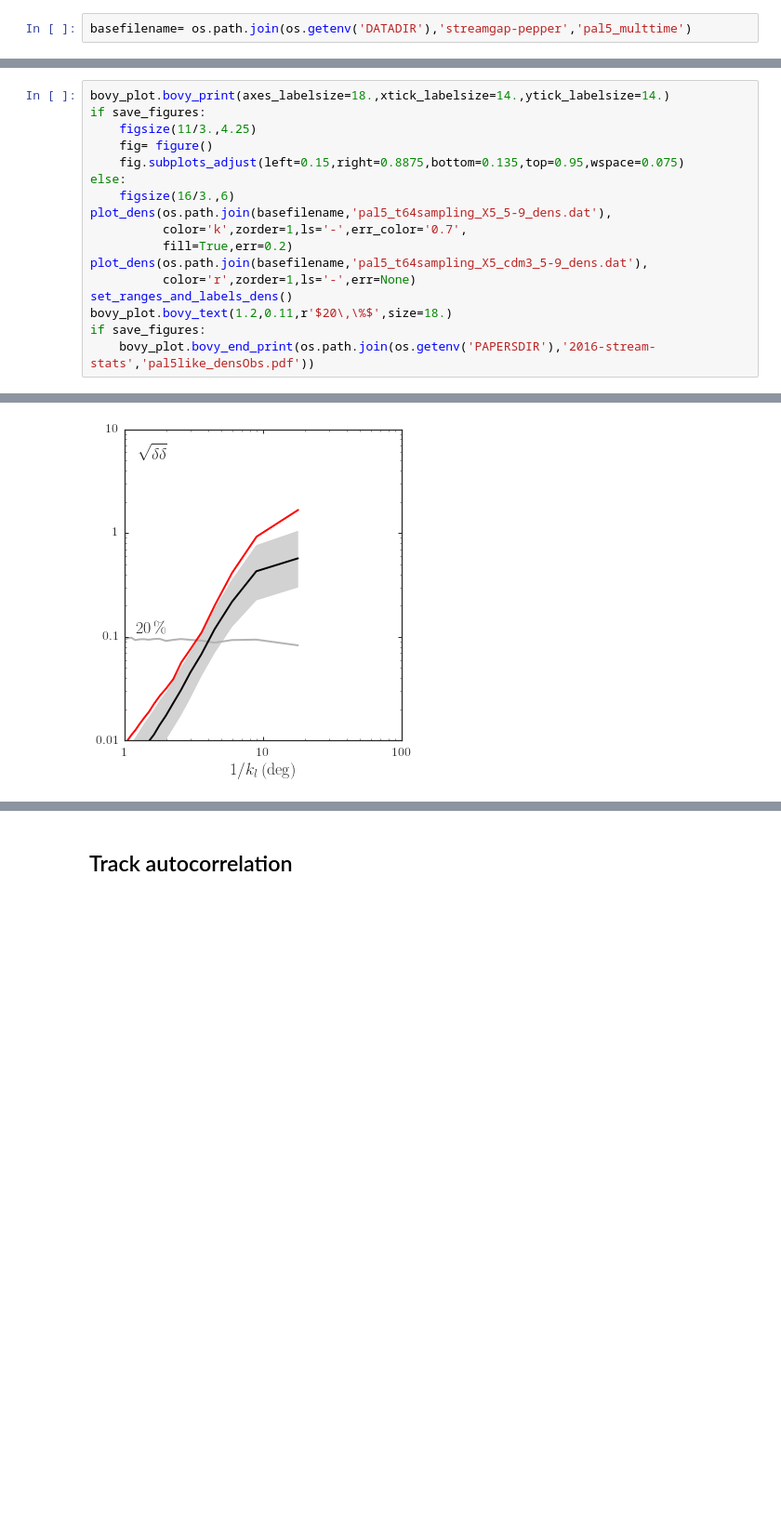
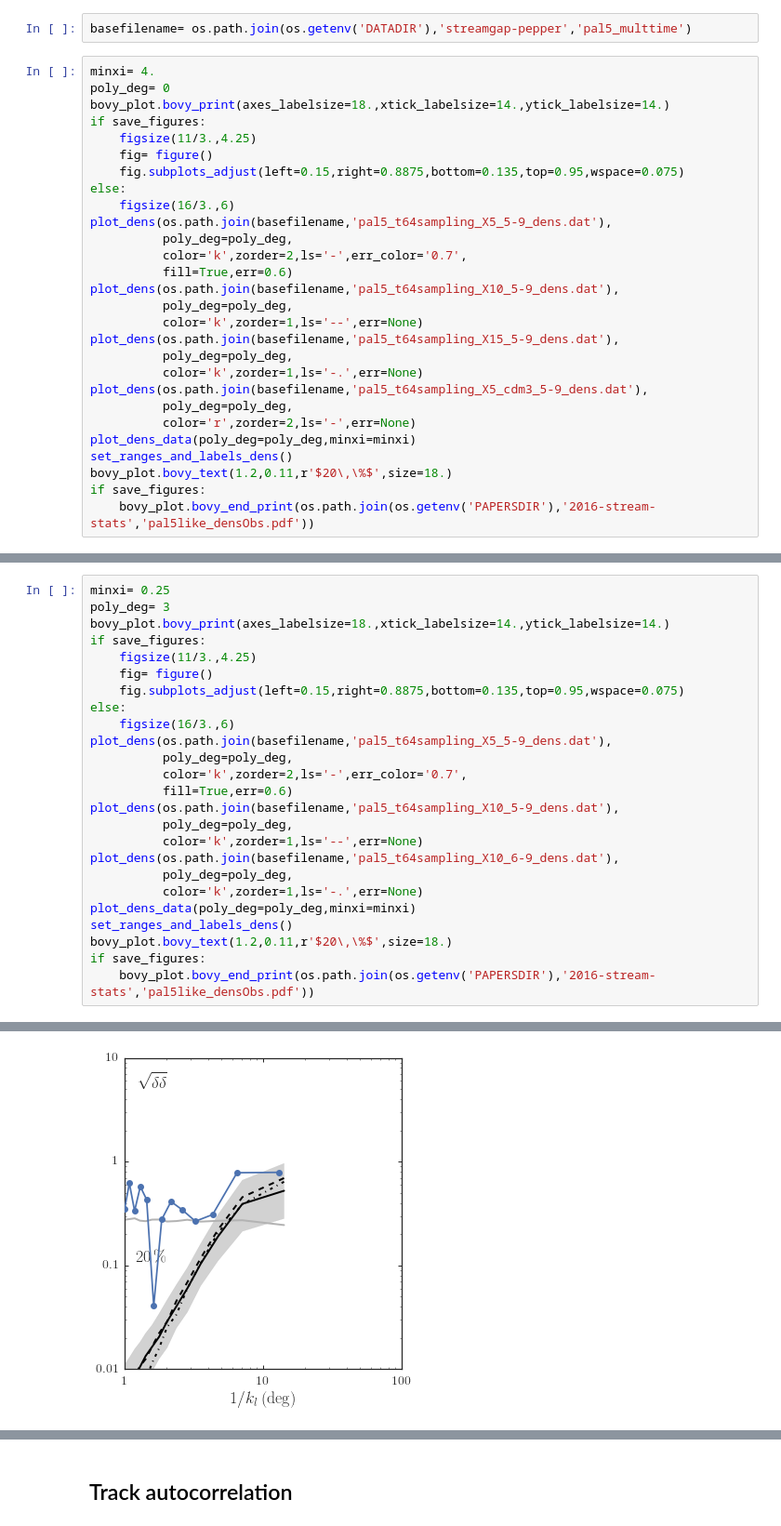
Before and after one commit to jobovy/streamgap-pepper, a Jupyter notebook: StreamPepperAnalysisPal5LikeObserved.ipynb, the cells around one changed output, grey strips where cells are left out. Shown at 93% size. Saved outputs shown, nothing was run; the diff lists cells and outputs as text; blank space fills up the shorter version.

```diff
--- a/StreamPepperAnalysisPal5LikeObserved.ipynb
+++ b/StreamPepperAnalysisPal5LikeObserved.ipynb
@@ -349,3 +658,31 @@ def add_colorbar(vmin,vmax,clabel,save_figures=False):
 ## Density
 # %%
 basefilename= os.path.join(os.getenv('DATADIR'),'streamgap-pepper','pal5_multtime')
+# %%
+minxi= 4.
+poly_deg= 0
+bovy_plot.bovy_print(axes_labelsize=18.,xtick_labelsize=14.,ytick_labelsize=14.)
+if save_figures:
+    figsize(11/3.,4.25)
+    fig= figure()
+    fig.subplots_adjust(left=0.15,right=0.8875,bottom=0.135,top=0.95,wspace=0.075)
+else:
+    figsize(16/3.,6)
+plot_dens(os.path.join(basefilename,'pal5_t64sampling_X5_5-9_dens.dat'),
+          poly_deg=poly_deg,
+          color='k',zorder=2,ls='-',err_color='0.7',
+          fill=True,err=0.6)
+plot_dens(os.path.join(basefilename,'pal5_t64sampling_X10_5-9_dens.dat'),
+          poly_deg=poly_deg,
+          color='k',zorder=1,ls='--',err=None)
+plot_dens(os.path.join(basefilename,'pal5_t64sampling_X15_5-9_dens.dat'),
+          poly_deg=poly_deg,
+          color='k',zorder=1,ls='-.',err=None)
+plot_dens(os.path.join(basefilename,'pal5_t64sampling_X5_cdm3_5-9_dens.dat'),
+          poly_deg=poly_deg,
+          color='r',zorder=2,ls='-',err=None)
+plot_dens_data(poly_deg=poly_deg,minxi=minxi)
+set_ranges_and_labels_dens()
+bovy_plot.bovy_text(1.2,0.11,r'$20\,\%$',size=18.)
+if save_figures:
+    bovy_plot.bovy_end_print(os.path.join(os.getenv('PAPERSDIR'),'2016-stream-stats','pal5like_densObs.pdf'))
@@ -352,4 +693,6 @@ basefilename= os.path.join(os.getenv('DATADIR'),'streamgap-pepper','pal5_multtim
 # %%
+minxi= 0.25
+poly_deg= 3
 bovy_plot.bovy_print(axes_labelsize=18.,xtick_labelsize=14.,ytick_labelsize=14.)
 if save_figures:
     figsize(11/3.,4.25)
@@ -358,10 +701,16 @@ if save_figures:
 else:
     figsize(16/3.,6)
 plot_dens(os.path.join(basefilename,'pal5_t64sampling_X5_5-9_dens.dat'),
-          color='k',zorder=1,ls='-',err_color='0.7',
-          fill=True,err=0.2)
-plot_dens(os.path.join(basefilename,'pal5_t64sampling_X5_cdm3_5-9_dens.dat'),
-          color='r',zorder=1,ls='-',err=None)
+          poly_deg=poly_deg,
+          color='k',zorder=2,ls='-',err_color='0.7',
+          fill=True,err=0.6)
+plot_dens(os.path.join(basefilename,'pal5_t64sampling_X10_5-9_dens.dat'),
+          poly_deg=poly_deg,
+          color='k',zorder=1,ls='--',err=None)
+plot_dens(os.path.join(basefilename,'pal5_t64sampling_X10_6-9_dens.dat'),
+          poly_deg=poly_deg,
+          color='k',zorder=1,ls='-.',err=None)
+plot_dens_data(poly_deg=poly_deg,minxi=minxi)
 set_ranges_and_labels_dens()
 bovy_plot.bovy_text(1.2,0.11,r'$20\,\%$',size=18.)
 if save_figures:
@@ -371 +721 @@ WARNING: Using fewer than 1,000 (328) simulations to compute medians from /Users
-[figure, old version]
+[figure, new version]
```
Also changed, not shown: parts of 28 cells of this notebook.
